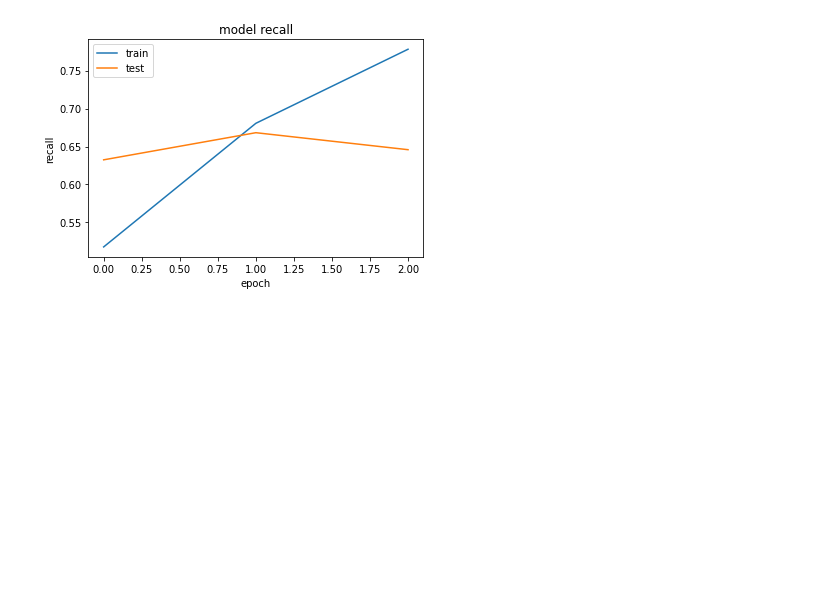
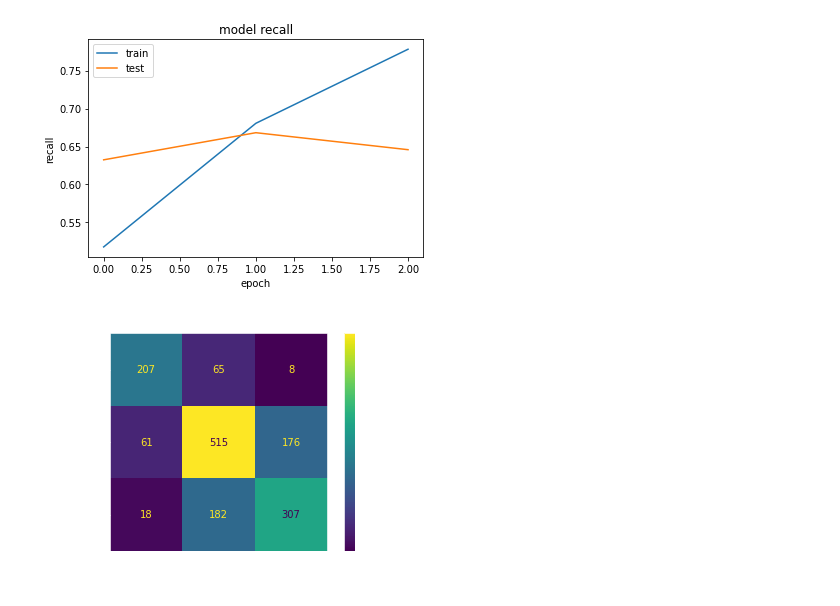
Before and after one commit to phgz/emotion, a Jupyter notebook: notebooks/text-model.ipynb, the cells around one changed output. Saved outputs shown, nothing was run; the diff lists cells and outputs as text; code cells hidden in the pictures; blank space fills up the shorter version.

Commit message:
model format

```diff
--- a/notebooks/text-model.ipynb
+++ b/notebooks/text-model.ipynb
@@ -334,0 +478,12 @@ plt.show()
+# %%
+params = {"ytick.color" : "w",
+          "xtick.color" : "w",
+          "axes.labelcolor" : "w",
+          "axes.edgecolor" : "w"}
+plt.rcParams.update(params)
+
+ConfusionMatrixDisplay.from_predictions(y_test_true, true_preds, display_labels = ['negative', 'neutral', 'positive'])
+plt.title('Text model predictions', color='white')
+plt.show()
+# %% [output]
+[figure, added]
```
Also changed, not shown: parts of 14 cells of this notebook, 2 other files.
